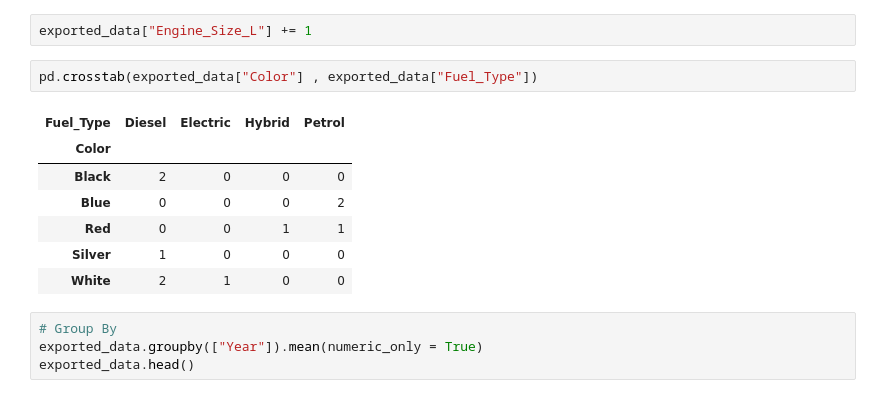
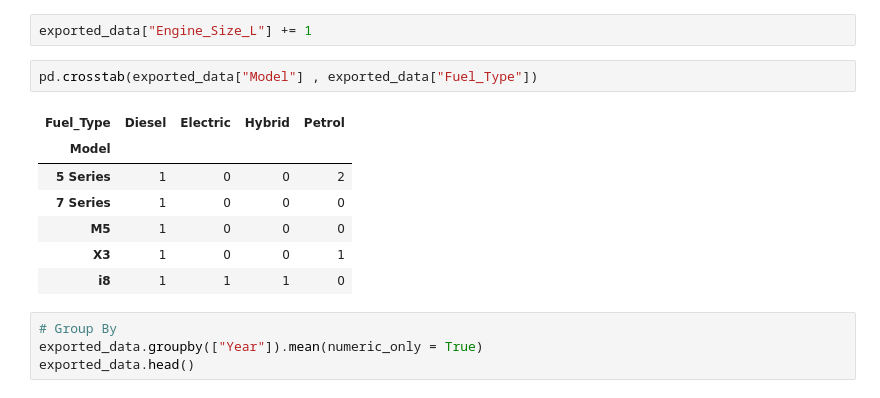
Before and after one commit to amankr2301/jules-test-repo, a Jupyter notebook: data-manipulation-pandasandnumpy.ipynb, the cells around one changed output. Saved outputs shown, nothing was run; the diff lists cells and outputs as text.

Commit message:
Kaggle Notebook | Data_Manipulation_pandasandnumpy | DataManipulation_pandasandnumpy

```diff
--- a/data-manipulation-pandasandnumpy.ipynb
+++ b/data-manipulation-pandasandnumpy.ipynb
@@ -217,15 +217,15 @@ exported_data[exported_data["Year"] <= 2017]
 # %%
 exported_data["Engine_Size_L"] += 1
 # %%
-pd.crosstab(exported_data["Color"] , exported_data["Fuel_Type"])
+pd.crosstab(exported_data["Model"] , exported_data["Fuel_Type"])
 # %% [output]
 | Fuel_Type | Diesel | Electric | Hybrid | Petrol |
-| Color |  |  |  |  |
-| Black | 2 | 0 | 0 | 0 |
-| Blue | 0 | 0 | 0 | 2 |
-| Red | 0 | 0 | 1 | 1 |
-| Silver | 1 | 0 | 0 | 0 |
-| White | 2 | 1 | 0 | 0 |
+| Model |  |  |  |  |
+| 5 Series | 1 | 0 | 0 | 2 |
+| 7 Series | 1 | 0 | 0 | 0 |
+| M5 | 1 | 0 | 0 | 0 |
+| X3 | 1 | 0 | 0 | 1 |
+| i8 | 1 | 1 | 1 | 0 |
 # %%
 # Group By
 exported_data.groupby(["Year"]).mean(numeric_only = True)
```
